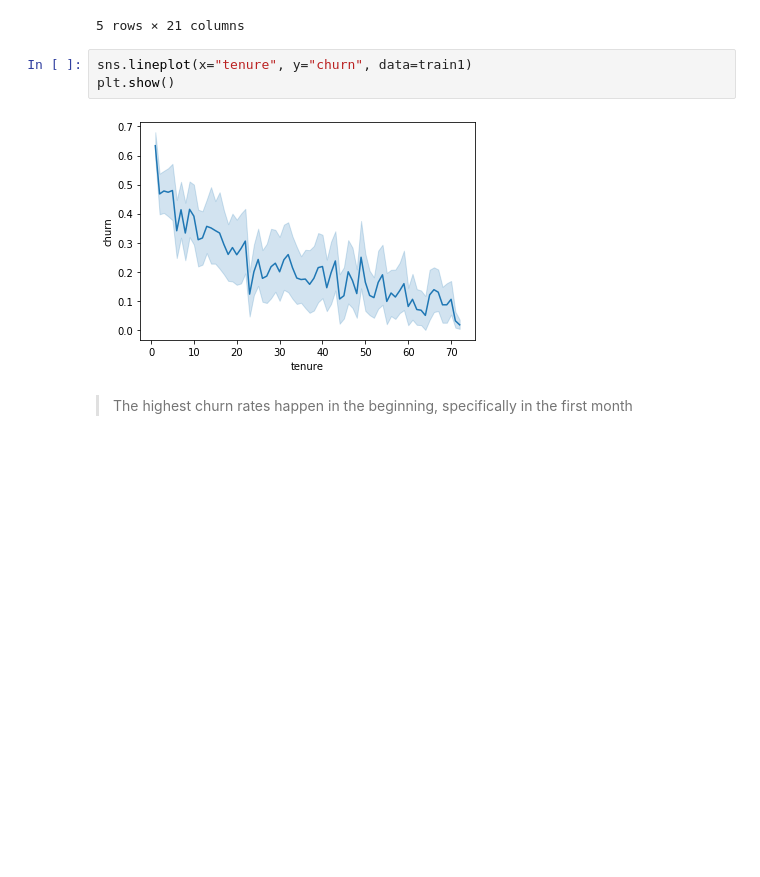
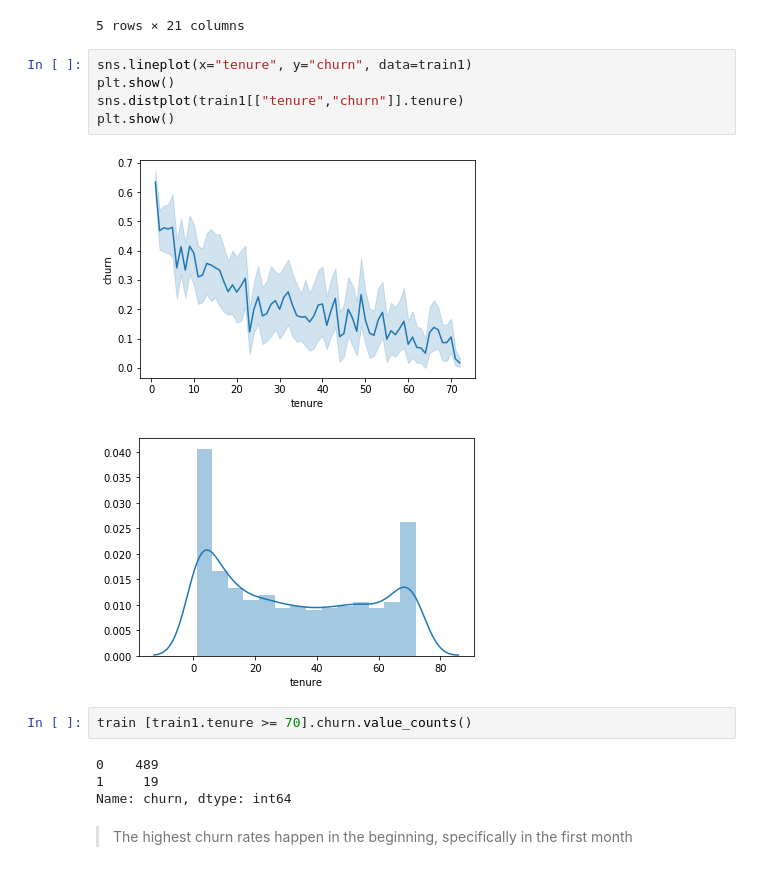
Before and after one commit to misty-garcia/telco-churn-project, a Jupyter notebook: telco_pipeline.ipynb, the cells around one changed output. Cells and saved outputs as stored; diff of their text form; blank space fills up the shorter version.

```diff
--- a/telco_pipeline.ipynb
+++ b/telco_pipeline.ipynb
@@ -339,8 +339,17 @@ memory usage: 966.8+ KB
 # %%
 sns.lineplot(x="tenure", y="churn", data=train1)
 plt.show()
+sns.distplot(train1[["tenure","churn"]].tenure)
+plt.show()
 # %% [output]
-[figure, old version]
+[figure, new version]
+[figure, added]
+# %%
+train [train1.tenure >= 70].churn.value_counts()
+# %% [output]
+0    489
+1     19
+Name: churn, dtype: int64
 # %% [markdown]
 > The highest churn rates happen in the beginning, specifically in the first month
 # %% [markdown]
```
Also changed, not shown: parts of 6 cells of this notebook.
